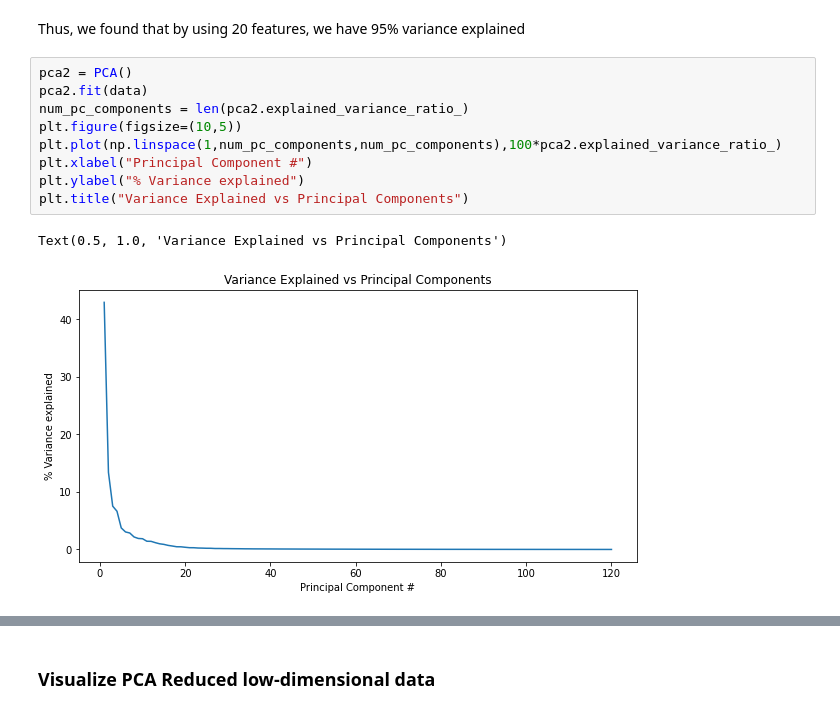
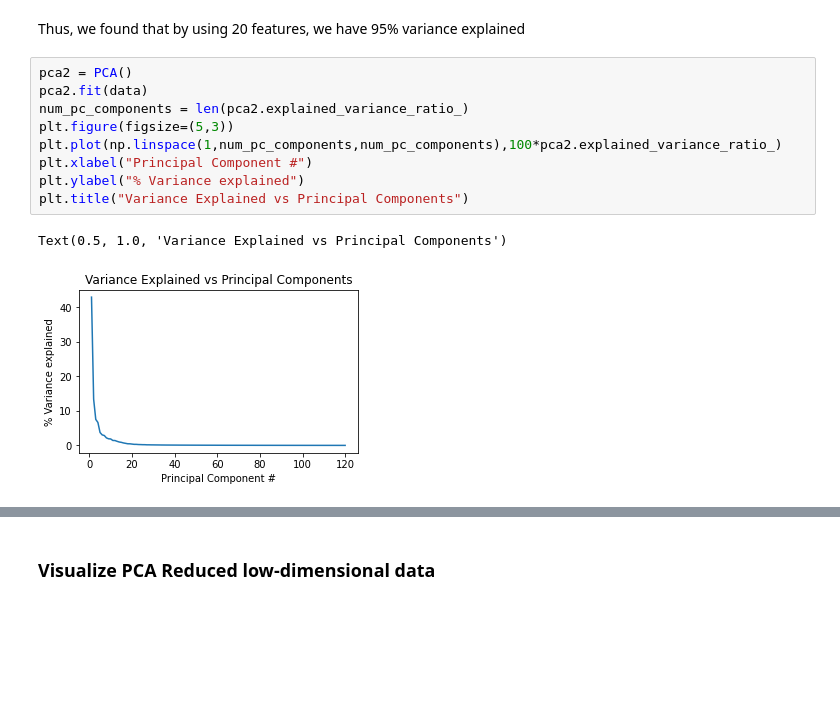
Before and after one commit to JumjieYang/COVID19-ML, a Jupyter notebook: visualize.ipynb, the cells around one changed output, grey strips where cells are left out. Drawn from its saved outputs; the diff is of its cells as text; blank space fills up the shorter version.

```diff
--- a/visualize.ipynb
+++ b/visualize.ipynb
@@ -67,13 +67,13 @@ Thus, we found that by using 20 features, we have 95% variance explained
 # %%
 pca2 = PCA()
 pca2.fit(data)
 num_pc_components = len(pca2.explained_variance_ratio_)
-plt.figure(figsize=(10,5))
+plt.figure(figsize=(5,3))
 plt.plot(np.linspace(1,num_pc_components,num_pc_components),100*pca2.explained_variance_ratio_)
 plt.xlabel("Principal Component #")
 plt.ylabel("% Variance explained")
 plt.title("Variance Explained vs Principal Components")
 # %% [output]
 Text(0.5, 1.0, 'Variance Explained vs Principal Components')
-[figure, old version]
+[figure, new version]
 # %%
```
Also changed, not shown: parts of 3 cells of this notebook, 1 other file.
